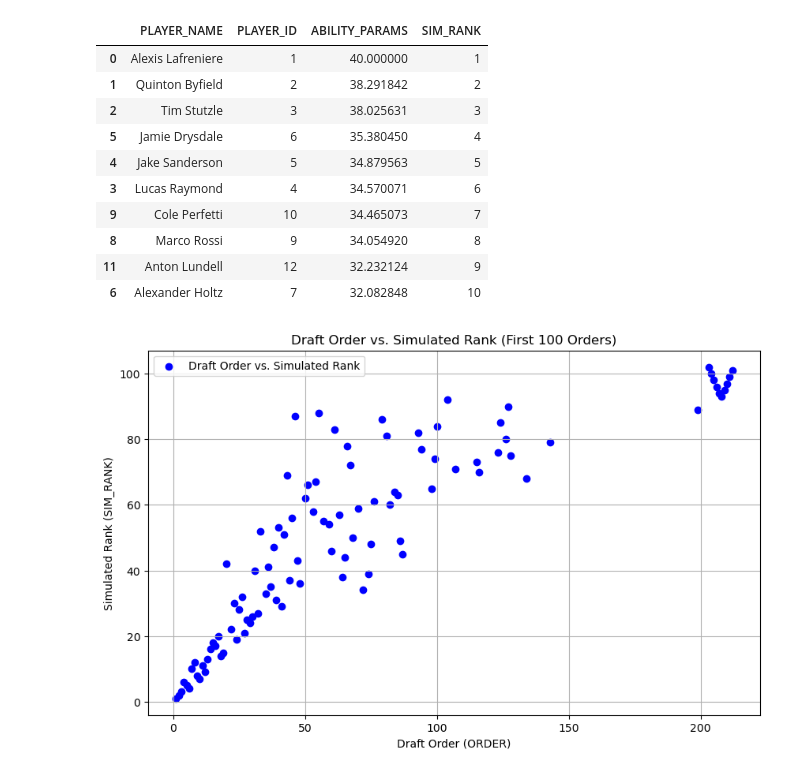
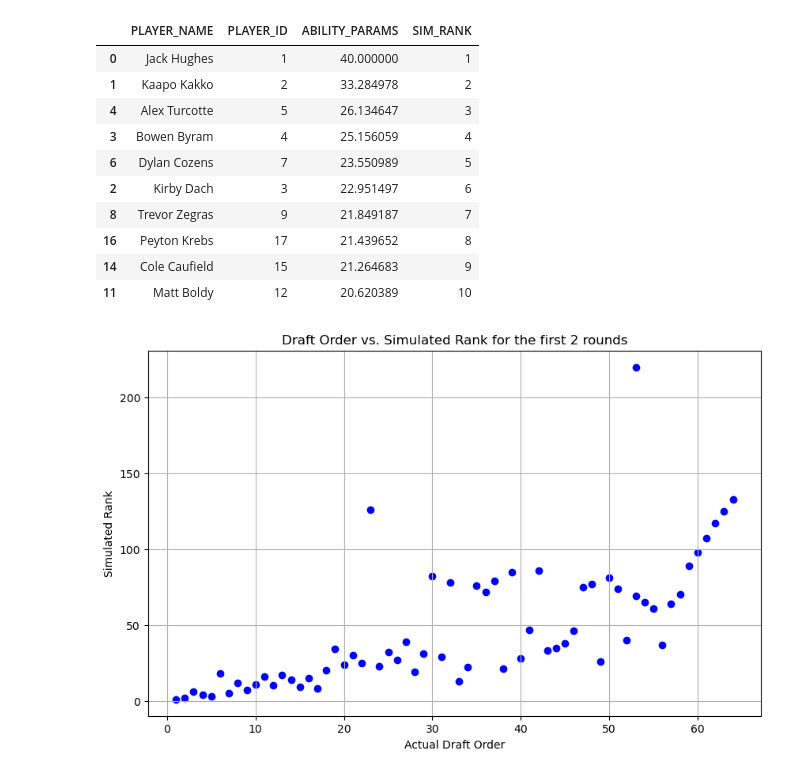
Before and after one commit to hinayatali9/EMSF_CAPSTONE, a Jupyter notebook: draft_pick_prob/model_validation/2019_validation/2019_past_year_validation.ipynb, the cells around one changed output. Saved outputs shown, nothing was run; the diff lists cells and outputs as text; code cells hidden in the pictures.

Commit message:
validation files

```diff
--- a/draft_pick_prob/model_validation/2019_validation/2019_past_year_validation.ipynb
+++ b/draft_pick_prob/model_validation/2019_validation/2019_past_year_validation.ipynb
@@ -113,13 +108,24 @@ def likelihood(strengths, rankings):
     return likelihood
 
 def neg_log_likelihood(params, df):
-    neg_ll=1
-    columns_to_go_through=df.columns[1:]
+    neg_ll = 1  # Initialize as 0 for correct accumulation
+    columns_to_go_through = df.columns[1:]
     for i in columns_to_go_through:
-        max=df[i].max()+1
-        player_rank=list(df[i])
-        fixed_player_rank=[max if math.isnan(x) else x for x in player_rank]
-        neg_ll-=likelihood(params, fixed_player_rank)
+        max_rank = df[i].max() + 1
+        player_rank = list(df[i])
+        fixed_player_rank = [max_rank if math.isnan(x) else x for x in player_rank]
+
+        # Determine the weighting factor based on column name
+        if i.startswith('bb'):
+            weight = 0.8  # Example: 0.5 for less value
+        elif i.startswith('md'):
+            weight = 1.0  # Example: 1.0 (or more) for 'md' columns
+        else:
+            weight = 1.0  # Default weight for other columns
+
+        # Apply the weighting factor
+        neg_ll -= weight * likelihood(params, fixed_player_rank)
+
     return neg_ll
 # %%
 def constraint_eq(x):
@@ -161,41 +167,43 @@ print(result.x)
 # %%
-player_ability_parameters_df=pd.read_csv('/Users/tiffanieli/Documents/EMSF_CAPSTONE/draft_pick_prob/model_validation/2020_validation/2020_PLAYER_IDS.csv')
+player_ability_parameters_df=pd.read_csv('/Users/tiffanieli/Documents/EMSF_CAPSTONE/draft_pick_prob/model_validation/2019_validation/2019_PLAYER_IDS.csv')
 player_ability_parameters_df['ABILITY_PARAMS']=result.x
+
 player_ability_parameters_df=player_ability_parameters_df.sort_values(by='ABILITY_PARAMS', ascending=False, axis=0)
 player_ability_parameters_df['SIM_RANK'] = range(1, len(player_ability_parameters_df) + 1)
 player_ability_parameters_df.head(10)
 # %% [output]
 |  | PLAYER_NAME | PLAYER_ID | ABILITY_PARAMS | SIM_RANK |
-| 0 | Alexis Lafreniere | 1 | 40.000000 | 1 |
-| 1 | Quinton Byfield | 2 | 38.291842 | 2 |
-| 2 | Tim Stutzle | 3 | 38.025631 | 3 |
-| 5 | Jamie Drysdale | 6 | 35.380450 | 4 |
-| 4 | Jake Sanderson | 5 | 34.879563 | 5 |
-| 3 | Lucas Raymond | 4 | 34.570071 | 6 |
-| 9 | Cole Perfetti | 10 | 34.465073 | 7 |
-| 8 | Marco Rossi | 9 | 34.054920 | 8 |
-| 11 | Anton Lundell | 12 | 32.232124 | 9 |
-| 6 | Alexander Holtz | 7 | 32.082848 | 10 |
+| 0 | Jack Hughes | 1 | 40.000000 | 1 |
+| 1 | Kaapo Kakko | 2 | 33.284978 | 2 |
+| 4 | Alex Turcotte | 5 | 26.134647 | 3 |
+| 3 | Bowen Byram | 4 | 25.156059 | 4 |
+| 6 | Dylan Cozens | 7 | 23.550989 | 5 |
+| 2 | Kirby Dach | 3 | 22.951497 | 6 |
+| 8 | Trevor Zegras | 9 | 21.849187 | 7 |
+| 16 | Peyton Krebs | 17 | 21.439652 | 8 |
+| 14 | Cole Caufield | 15 | 21.264683 | 9 |
+| 11 | Matt Boldy | 12 | 20.620389 | 10 |
 # %%
 import matplotlib.pyplot as plt
 
 # Assuming you have DataFrames: draft_df and player_ability_parameters_df
 
 # Merge the two DataFrames on the 'PLAYER_NAME' column
-merged_df = player_ability_parameters_df.merge(draft_df[['PLAYER_NAME', 'ORDER',"PLAYER_ID"]], on='PLAYER_ID')
-
+merged_df = player_ability_parameters_df.merge(draft_df[['PLAYER_ID', 'ORDER']], on='PLAYER_ID')
+merged_df = merged_df.sort_values(by='ORDER')
+merged_df
 # Filter the data for the first 100 orders
-merged_df_first_100 = merged_df.head(100)
+merged_df_first_100 = merged_df.head(65)
 
 # Create a scatter plot
 plt.figure(figsize=(10, 6))
 plt.scatter(merged_df_first_100['ORDER'], merged_df_first_100['SIM_RANK'], c='blue', label='Draft Order vs. Simulated Rank')
-plt.xlabel('Draft Order (ORDER)')
-plt.ylabel('Simulated Rank (SIM_RANK)')
-plt.title('Draft Order vs. Simulated Rank (First 100 Orders)')
+plt.xlabel('Actual Draft Order')
+plt.ylabel('Simulated Rank')
+plt.title('Draft Order vs. Simulated Rank for the first 2 rounds')
 plt.grid(True)
-plt.legend()
+
 
 plt.show()
 # %% [output]
-[figure, old version]
+[figure, new version]
```
Also changed, not shown: parts of 7 cells of this notebook, 30 other files.
